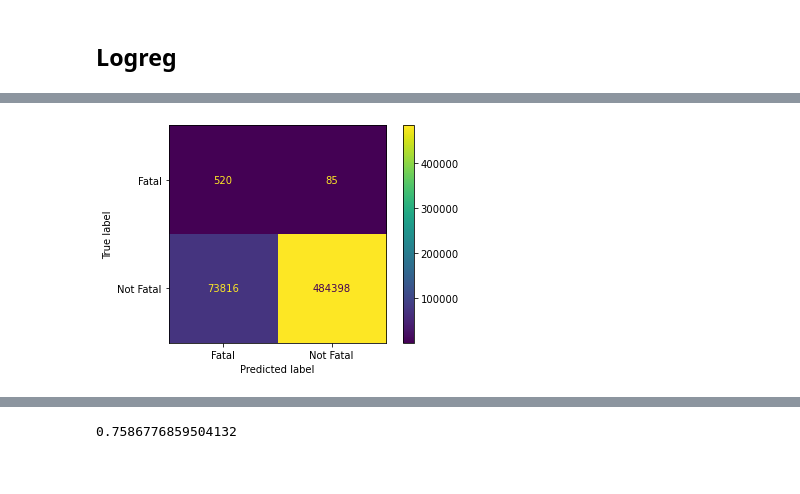
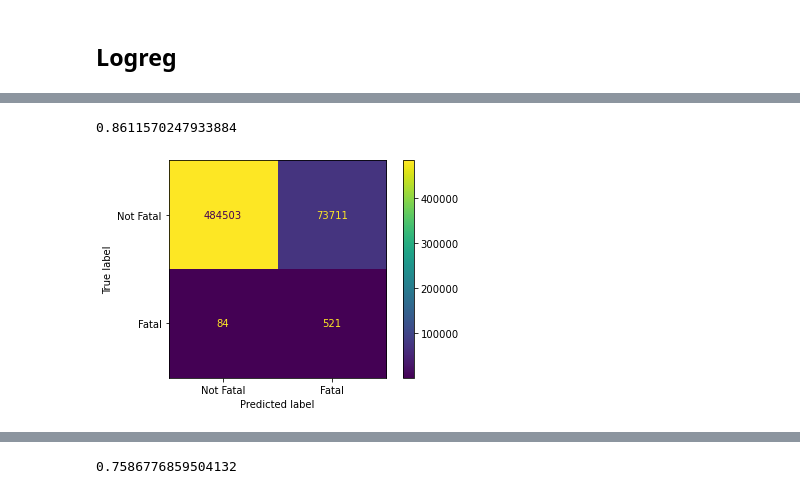
Before and after one commit to nickthetj/DSC-Phase3-Project, a Jupyter notebook: notebooks/Final EDA Notebook.ipynb, the cells around one changed output, grey strips where cells are left out. Saved outputs shown, nothing was run; the diff lists cells and outputs as text; code cells hidden in the pictures.

```diff
--- a/notebooks/Final EDA Notebook.ipynb
+++ b/notebooks/Final EDA Notebook.ipynb
@@ -308,8 +304,16 @@ recall_score(y_true, y_pred, pos_label = 'Fatal')
+# %%
+logreg = LogisticRegression(random_state=42, max_iter = 2000, class_weight = 'balanced', penalty = 'none')
+log_model = logreg.fit(X_train, y_train)
+y_true = y_train
+y_pred = log_model.predict(X_train)
+recall_score(y_true, y_pred, pos_label = 'Fatal')
+# %% [output]
+0.8611570247933884
 # %%
 # Attempting to flip our confusion matrix so Fatal is positive label
 #cm = confusion_matrix(y_true, y_pred).T
 #cm
 # %%
-plot_confusion_matrix(log_model, X_train, y_train);
+plot_confusion_matrix(log_model, X_train, y_train, labels = ['Not Fatal', 'Fatal']);
 # %% [output]
-[figure, old version]
+[figure, new version]
```
Also changed, not shown: parts of 24 cells of this notebook.
